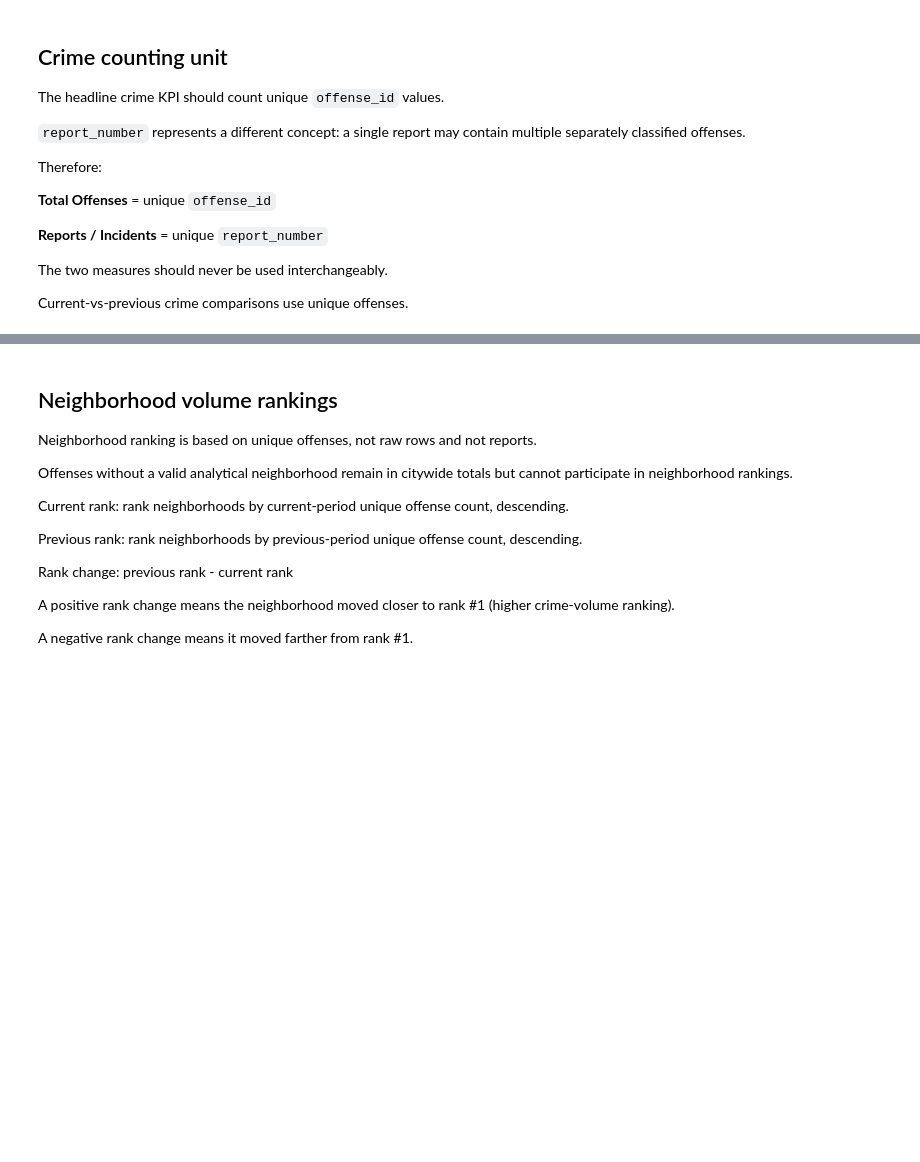
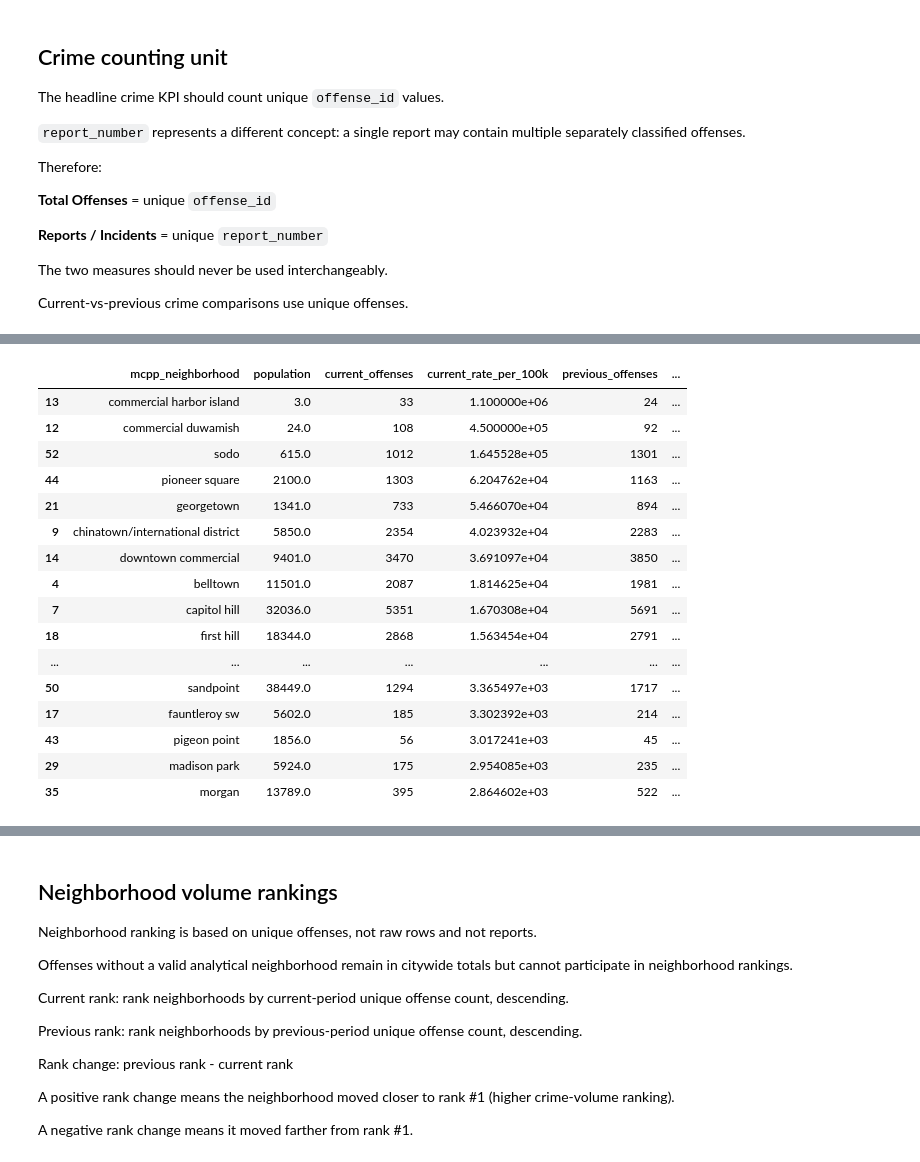
Before and after one commit to benji-carr/SPDCallDashboard, a Jupyter notebook: notebooks/v1_1_metric_methodology.ipynb, the cells around one changed output, grey strips where cells are left out. Drawn from its saved outputs; the diff is of its cells as text; code cells hidden in the pictures; blank space fills up the shorter version.

```diff
--- a/notebooks/v1_1_metric_methodology.ipynb
+++ b/notebooks/v1_1_metric_methodology.ipynb
@@ -1130,0 +2241,85 @@ Choose and document the citywide population source before exposing this KPI.
+# %%
+neighborhood_rate_comparison = (
+    current_neighborhood_rates[
+        [
+            "mcpp_neighborhood",
+            "population",
+            "offenses",
+            "rate_per_100k",
+        ]
+    ]
+    .rename(
+        columns={
+            "offenses": "current_offenses",
+            "rate_per_100k": "current_rate_per_100k",
+        }
+    )
+    .merge(
+        previous_neighborhood_rates[
+            [
+                "mcpp_neighborhood",
+                "offenses",
+                "rate_per_100k",
+            ]
+        ]
+        .rename(
+            columns={
+                "offenses": "previous_offenses",
+                "rate_per_100k": "previous_rate_per_100k",
+            }
+        ),
+        on="mcpp_neighborhood",
+        how="outer",
+    )
+)
+
+
+neighborhood_rate_comparison[
+    "raw_rate_change"
+] = (
+    neighborhood_rate_comparison[
+        "current_rate_per_100k"
+    ]
+    - neighborhood_rate_comparison[
+        "previous_rate_per_100k"
+    ]
+)
+
+
+neighborhood_rate_comparison[
+    "pct_rate_change"
+] = (
+    neighborhood_rate_comparison.apply(
+        lambda row: safe_pct_change(
+            row["current_rate_per_100k"],
+            row["previous_rate_per_100k"],
+        ),
+        axis=1,
+    )
+)
+
+
+display(
+    neighborhood_rate_comparison.sort_values(
+        "current_rate_per_100k",
+        ascending=False,
+    )
+)
+# %% [output]
+|  | mcpp_neighborhood | population | current_offenses | current_rate_per_100k | previous_offenses | ... |
+| 13 | commercial harbor island | 3.0 | 33 | 1.100000e+06 | 24 | ... |
+| 12 | commercial duwamish | 24.0 | 108 | 4.500000e+05 | 92 | ... |
+| 52 | sodo | 615.0 | 1012 | 1.645528e+05 | 1301 | ... |
+| 44 | pioneer square | 2100.0 | 1303 | 6.204762e+04 | 1163 | ... |
+| 21 | georgetown | 1341.0 | 733 | 5.466070e+04 | 894 | ... |
+| 9 | chinatown/international district | 5850.0 | 2354 | 4.023932e+04 | 2283 | ... |
+| 14 | downtown commercial | 9401.0 | 3470 | 3.691097e+04 | 3850 | ... |
+| 4 | belltown | 11501.0 | 2087 | 1.814625e+04 | 1981 | ... |
+| 7 | capitol hill | 32036.0 | 5351 | 1.670308e+04 | 5691 | ... |
+| 18 | first hill | 18344.0 | 2868 | 1.563454e+04 | 2791 | ... |
+| ... | ... | ... | ... | ... | ... | ... |
+| 50 | sandpoint | 38449.0 | 1294 | 3.365497e+03 | 1717 | ... |
+| 17 | fauntleroy sw | 5602.0 | 185 | 3.302392e+03 | 214 | ... |
+| 43 | pigeon point | 1856.0 | 56 | 3.017241e+03 | 45 | ... |
+| 29 | madison park | 5924.0 | 175 | 2.954085e+03 | 235 | ... |
+| 35 | morgan | 13789.0 | 395 | 2.864602e+03 | 522 | ... |
```
Also changed, not shown: parts of 39 cells of this notebook.
